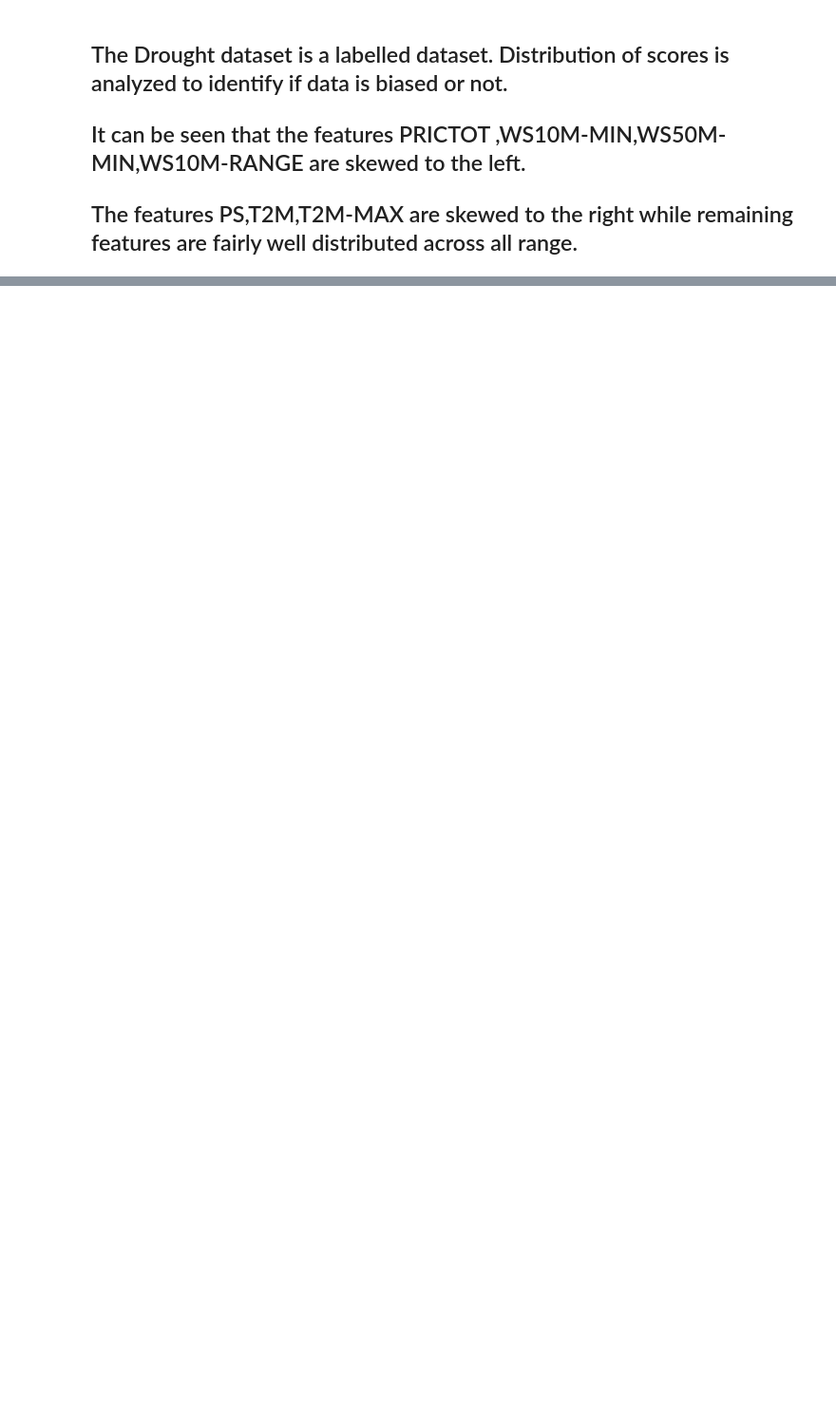
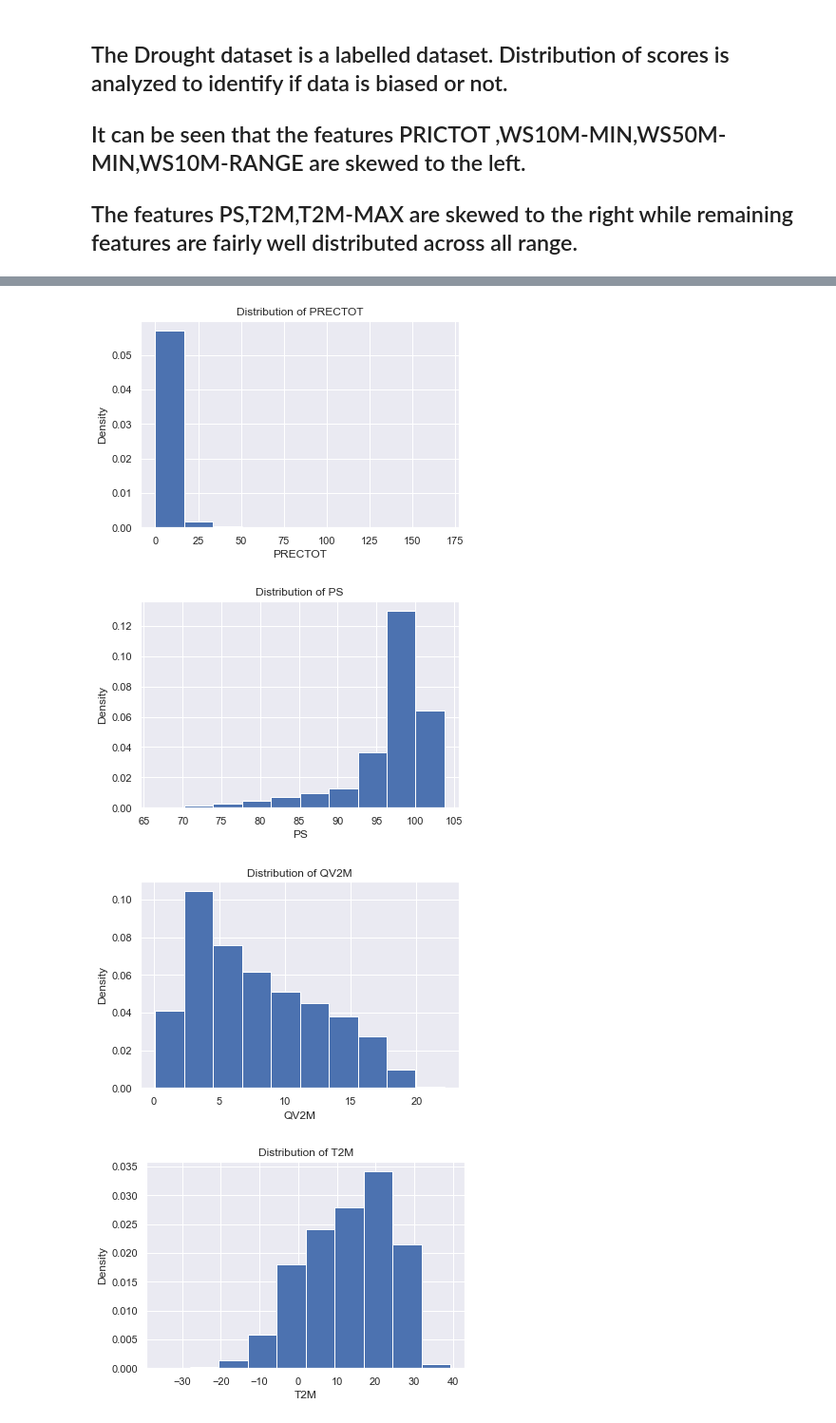
Before and after one commit to rajchoksi1997/CMPE257-Project, a Jupyter notebook: Main_Project.ipynb, the cells around one changed output, grey strips where cells are left out. Shown: that part at 95% size. Saved outputs shown, nothing was run; the diff lists cells and outputs as text; code cells hidden in the pictures; blank space fills up the shorter version.

Commit message:
Added exploratory data analysis ( Univariate on descrip. stats and distrib. of cont. var)

```diff
--- a/Main_Project.ipynb
+++ b/Main_Project.ipynb
@@ -317,0 +398,17 @@ plt.show()
+# %%
+column_list = ['PRECTOT','PS','QV2M','T2M','T2MDEW','T2MWET','T2M_MAX','T2M_MIN','T2M_RANGE','TS','WS10M','WS10M_MAX','WS10M_MIN','WS10M_RANGE','WS50M','WS50M_MAX','WS50M_MIN','WS50M_RANGE']
+measures_df = dataSet[['PRECTOT','PS','QV2M','T2M','T2MDEW','T2MWET','T2M_MAX','T2M_MIN','T2M_RANGE','TS','WS10M','WS10M_MAX','WS10M_MIN','WS10M_RANGE','WS50M','WS50M_MAX','WS50M_MIN','WS50M_RANGE']]
+# %%
+for col in column_list:
+    plt.figure()
+    plt.hist(dataSet[col], density = True)
+    x = col
+    plt.xlabel(x)
+    y = 'Density'
+    plt.ylabel(y)
+    plt.title('Distribution of {xLabel}'.format(xLabel=x))
+# %% [output]
+[figure, added]
+[figure, added]
+[figure, added]
+[figure, added]
```
Also changed, not shown: parts of 8 cells of this notebook.
